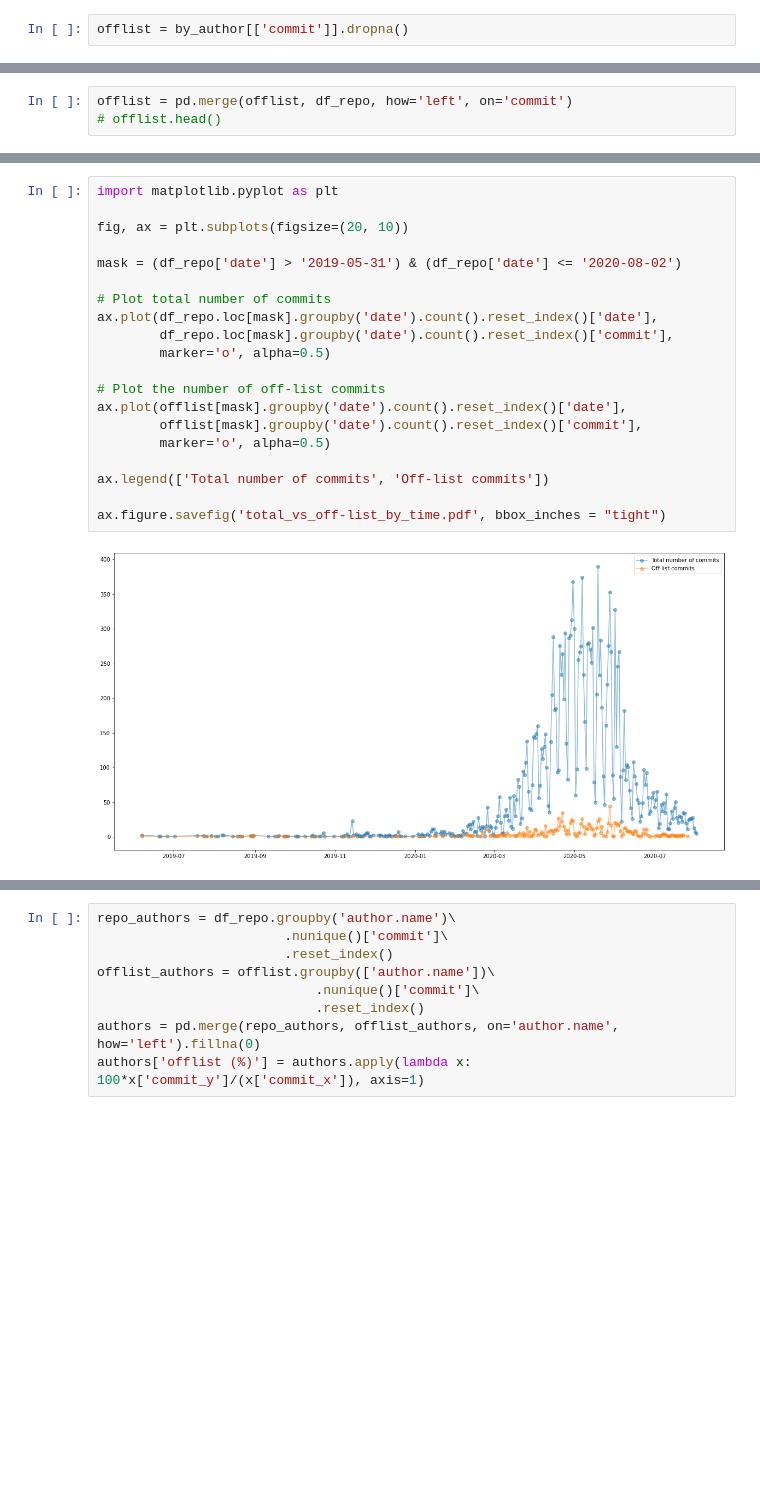
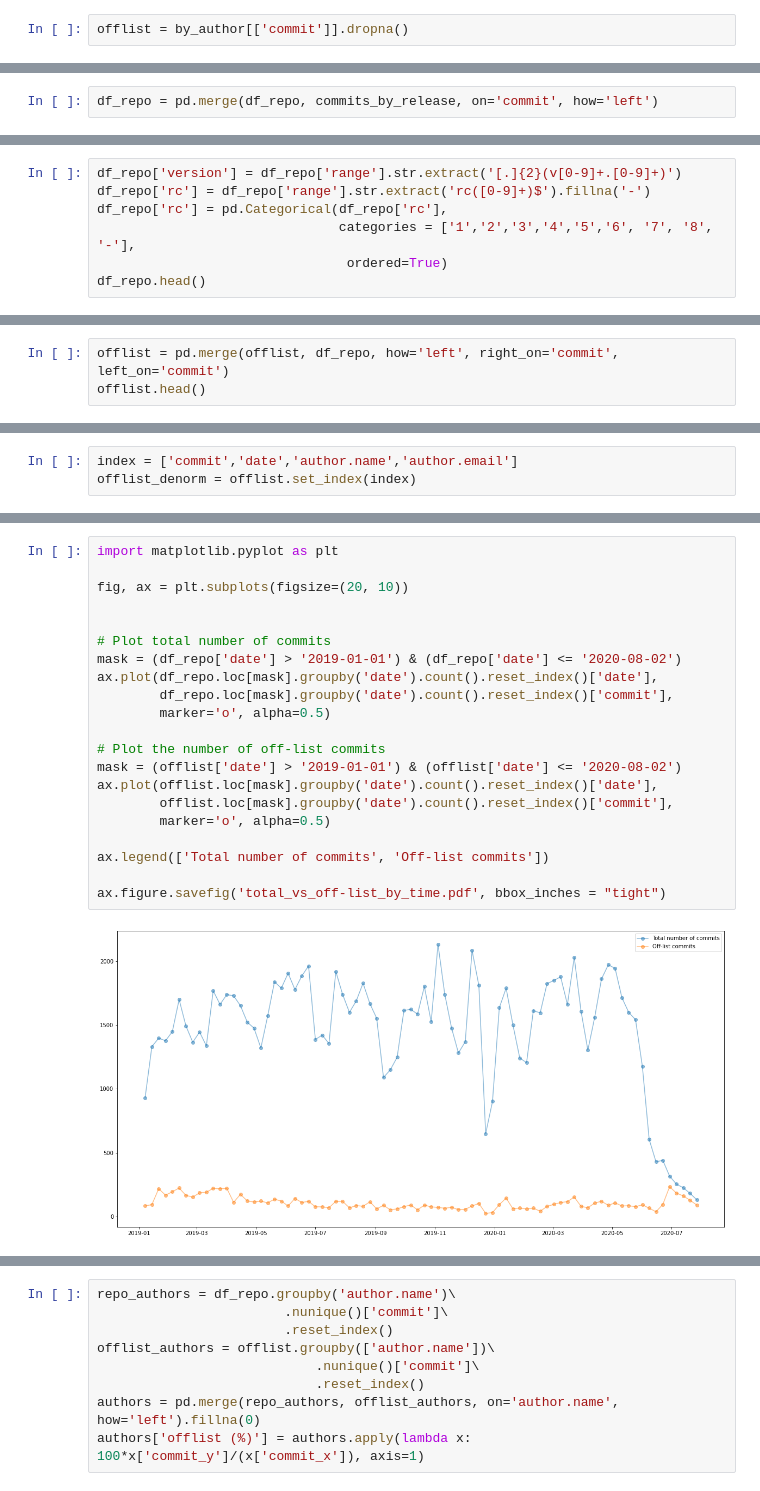
Before and after one commit to basakerdamar/PaStA, a Jupyter notebook: off-list_commits_analysis.ipynb, the cells around one changed output, grey strips where cells are left out. Drawn from its saved outputs; the diff is of its cells as text; blank space fills up the shorter version.

```diff
--- a/off-list_commits_analysis.ipynb
+++ b/off-list_commits_analysis.ipynb
@@ -29,0 +67,2 @@ df_repo['date'] = pd.to_datetime(df_repo['date'])
+# %%
+df_repo = pd.merge(df_repo, commits_by_release, on='commit', how='left')
@@ -29,0 +71,7 @@ df_repo['date'] = pd.to_datetime(df_repo['date'])
+# %%
+df_repo['version'] = df_repo['range'].str.extract('[.]{2}(v[0-9]+.[0-9]+)')
+df_repo['rc'] = df_repo['range'].str.extract('rc([0-9]+)$').fillna('-')
+df_repo['rc'] = pd.Categorical(df_repo['rc'],
+                               categories = ['1','2','3','4','5','6', '7', '8', '-'],
+                                ordered=True)
+df_repo.head()
@@ -30,3 +85,3 @@ df_repo['date'] = pd.to_datetime(df_repo['date'])
 # %%
-offlist = pd.merge(offlist, df_repo, how='left', on='commit')
-# offlist.head()
+offlist = pd.merge(offlist, df_repo, how='left', right_on='commit', left_on='commit')
+offlist.head()
@@ -32,0 +125,3 @@ offlist = pd.merge(offlist, df_repo, how='left', on='commit')
+# %%
+index = ['commit','date','author.name','author.email']
+offlist_denorm = offlist.set_index(index)
@@ -69,25 +193,26 @@ MAXDATE = 2020-08-02
 # %%
 import matplotlib.pyplot as plt
 
 fig, ax = plt.subplots(figsize=(20, 10))
 
-mask = (df_repo['date'] > '2019-05-31') & (df_repo['date'] <= '2020-08-02')
 
 # Plot total number of commits
+mask = (df_repo['date'] > '2019-01-01') & (df_repo['date'] <= '2020-08-02')
 ax.plot(df_repo.loc[mask].groupby('date').count().reset_index()['date'],
         df_repo.loc[mask].groupby('date').count().reset_index()['commit'],
         marker='o', alpha=0.5)
 
 # Plot the number of off-list commits
-ax.plot(offlist[mask].groupby('date').count().reset_index()['date'],
-        offlist[mask].groupby('date').count().reset_index()['commit'],
+mask = (offlist['date'] > '2019-01-01') & (offlist['date'] <= '2020-08-02')
+ax.plot(offlist.loc[mask].groupby('date').count().reset_index()['date'],
+        offlist.loc[mask].groupby('date').count().reset_index()['commit'],
         marker='o', alpha=0.5)
 
 ax.legend(['Total number of commits', 'Off-list commits'])
 
 ax.figure.savefig('total_vs_off-list_by_time.pdf', bbox_inches = "tight")
 # %% [output]
-[figure, old version]
+[figure, new version]
 # %%
 ax = offlist.groupby('author.name')['author_is_maintainer']\
         .value_counts()\
```
Also changed, not shown: parts of 46 cells of this notebook.
